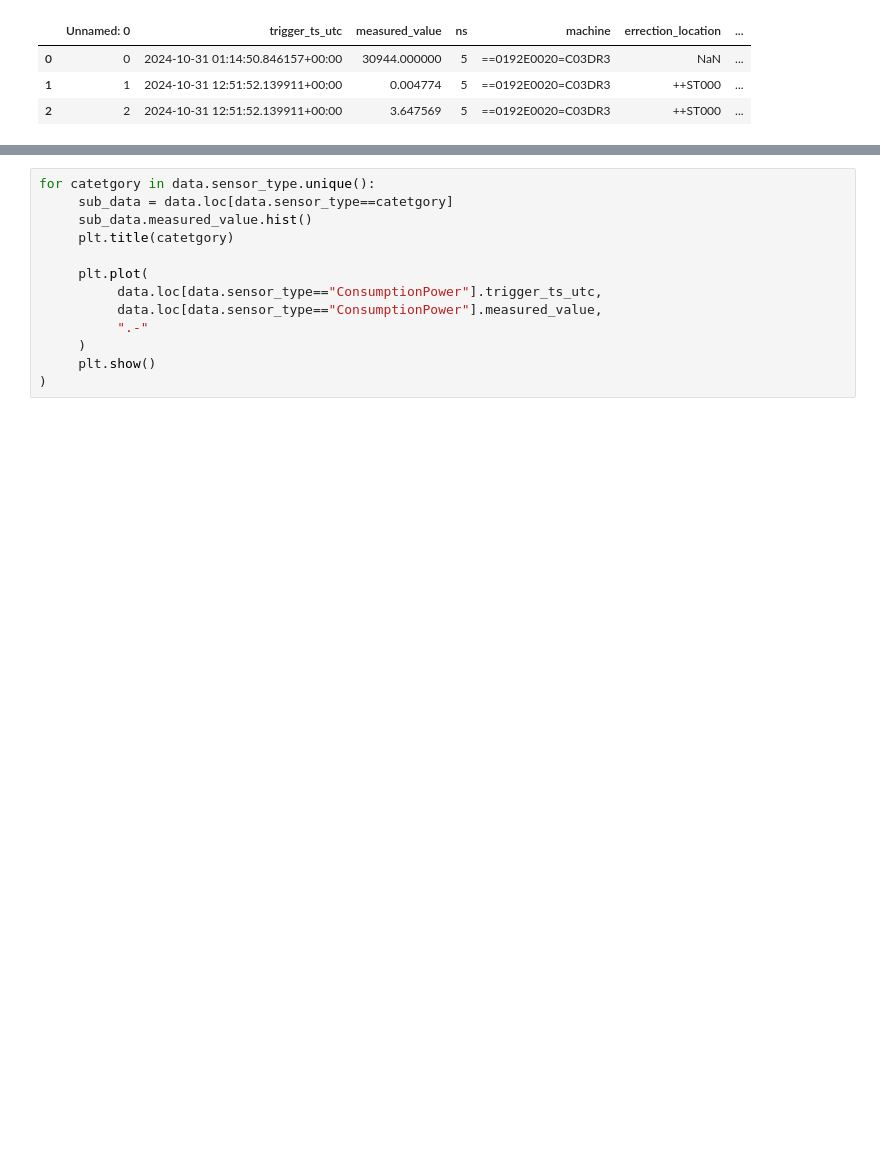
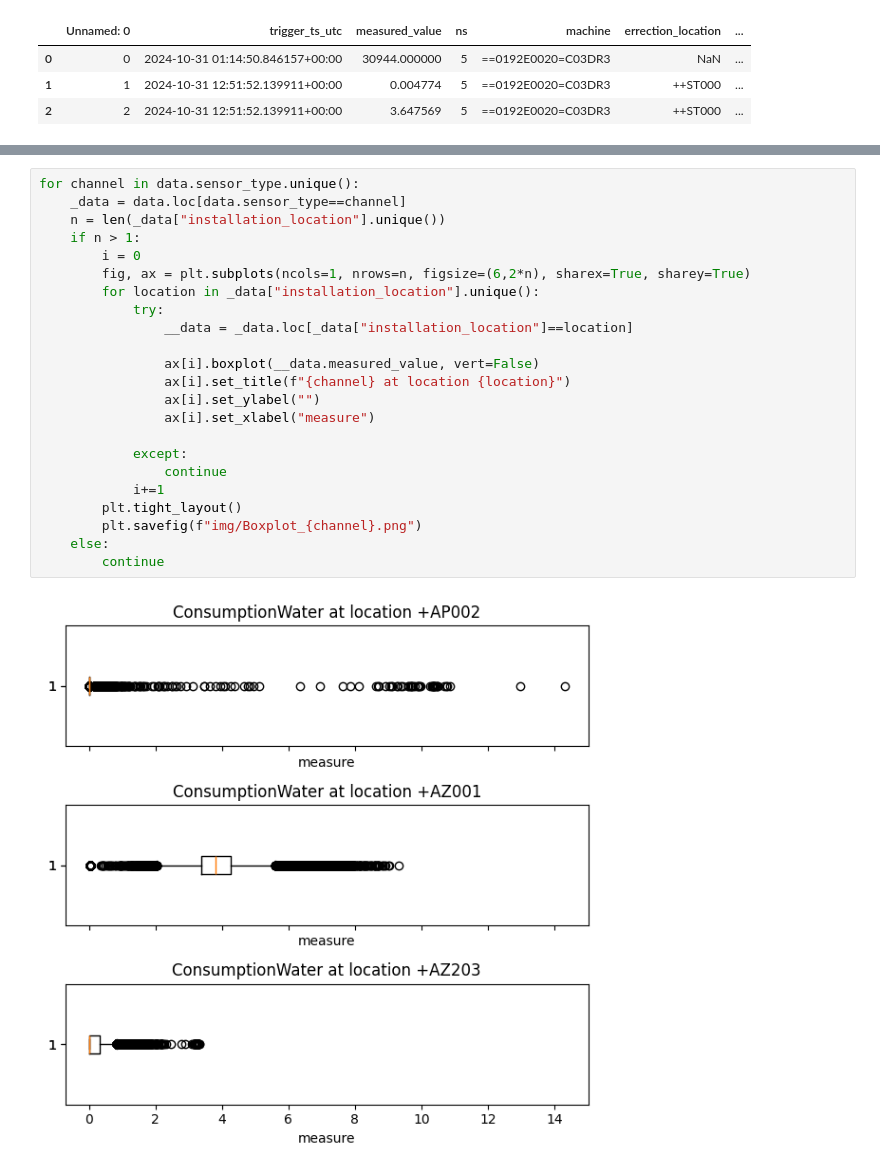
Before and after one commit to mckoh/dryroom-project, a Jupyter notebook: data_analysis.ipynb, the cells around one changed output, grey strips where cells are left out. Drawn from its saved outputs; the diff is of its cells as text; blank space fills up the shorter version.

Commit message:
added location/channel plots

```diff
--- a/data_analysis.ipynb
+++ b/data_analysis.ipynb
@@ -36,13 +21,25 @@ for catetgory in data.sensor_type.unique():
-# %%
-for catetgory in data.sensor_type.unique():
-     sub_data = data.loc[data.sensor_type==catetgory]
-     sub_data.measured_value.hist()
-     plt.title(catetgory)
-
-     plt.plot(
-          data.loc[data.sensor_type=="ConsumptionPower"].trigger_ts_utc,
-          data.loc[data.sensor_type=="ConsumptionPower"].measured_value,
-          ".-"
-     )
-     plt.show()
-)
+# %%
+for channel in data.sensor_type.unique():
+    _data = data.loc[data.sensor_type==channel]
+    n = len(_data["installation_location"].unique())
+    if n > 1:
+        i = 0
+        fig, ax = plt.subplots(ncols=1, nrows=n, figsize=(6,2*n), sharex=True, sharey=True)
+        for location in _data["installation_location"].unique():
+            try:
+                __data = _data.loc[_data["installation_location"]==location]
+
+                ax[i].boxplot(__data.measured_value, vert=False)
+                ax[i].set_title(f"{channel} at location {location}")
+                ax[i].set_ylabel("")
+                ax[i].set_xlabel("measure")
+
+            except:
+                continue
+            i+=1
+        plt.tight_layout()
+        plt.savefig(f"img/Boxplot_{channel}.png")
+    else:
+        continue
+# %% [output]
+[figure, added]
```
Also changed, not shown: parts of 5 cells of this notebook.
